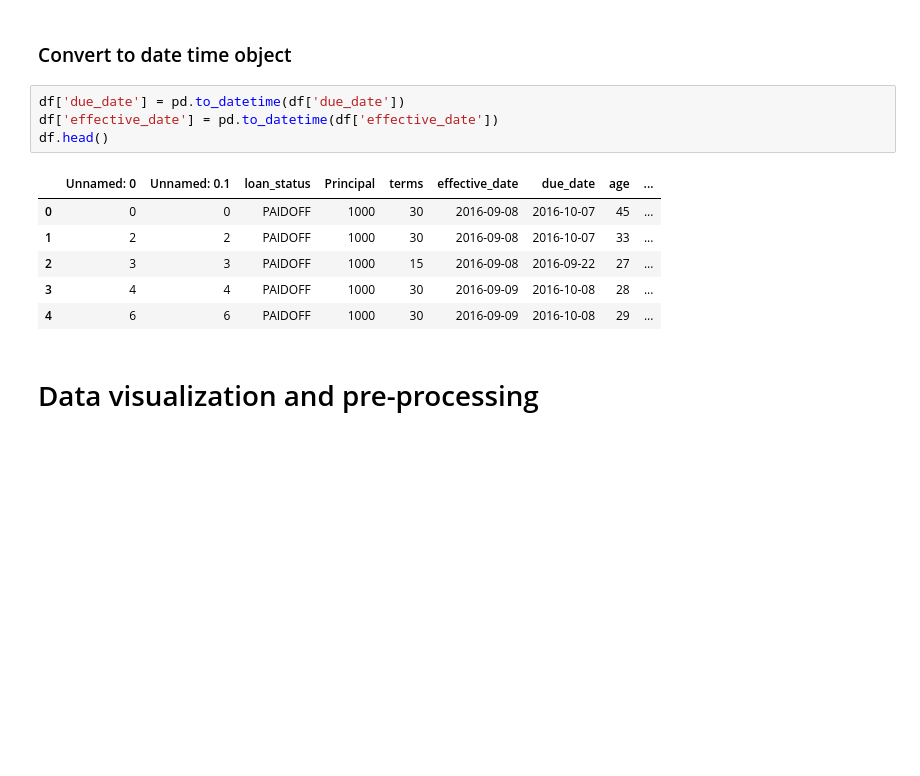
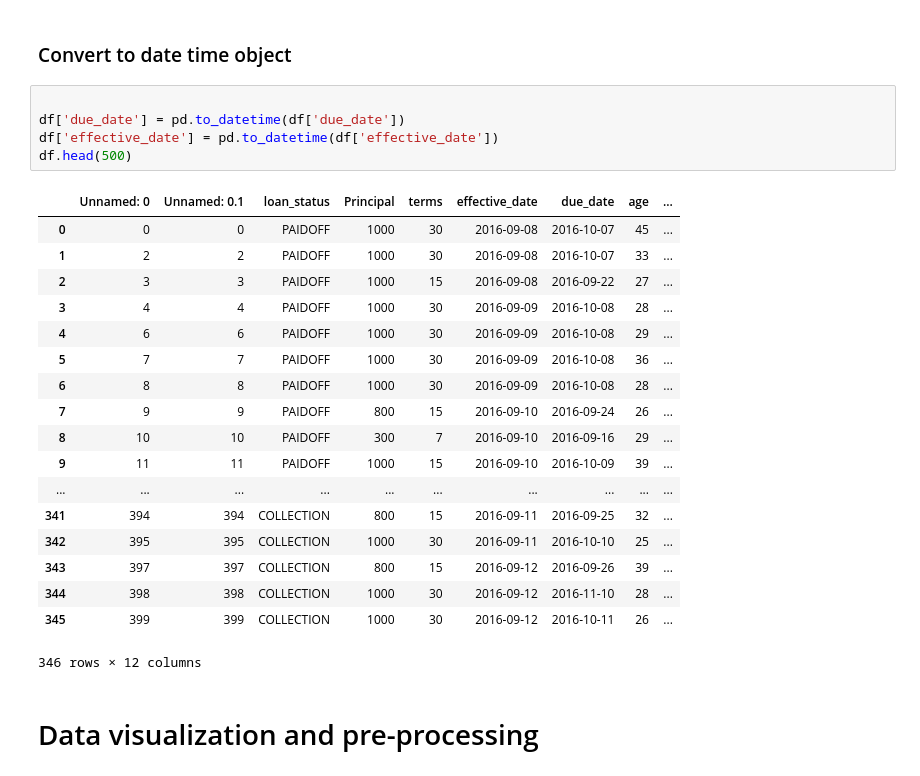
Before and after one commit to oscarooko/CouseraI_BM_ML, a Jupyter notebook: Classifier Project.ipynb, the cells around one changed output. Cells and saved outputs as stored; diff of their text form; blank space fills up the shorter version.

```diff
--- a/Classifier Project.ipynb
+++ b/Classifier Project.ipynb
@@ -67,16 +67,29 @@ df.shape
 # %% [markdown]
 ### Convert to date time object
 # %%
+
 df['due_date'] = pd.to_datetime(df['due_date'])
 df['effective_date'] = pd.to_datetime(df['effective_date'])
-df.head()
+df.head(500)
 # %% [output]
 |  | Unnamed: 0 | Unnamed: 0.1 | loan_status | Principal | terms | effective_date | due_date | age | ... |
 | 0 | 0 | 0 | PAIDOFF | 1000 | 30 | 2016-09-08 | 2016-10-07 | 45 | ... |
 | 1 | 2 | 2 | PAIDOFF | 1000 | 30 | 2016-09-08 | 2016-10-07 | 33 | ... |
 | 2 | 3 | 3 | PAIDOFF | 1000 | 15 | 2016-09-08 | 2016-09-22 | 27 | ... |
 | 3 | 4 | 4 | PAIDOFF | 1000 | 30 | 2016-09-09 | 2016-10-08 | 28 | ... |
 | 4 | 6 | 6 | PAIDOFF | 1000 | 30 | 2016-09-09 | 2016-10-08 | 29 | ... |
+| 5 | 7 | 7 | PAIDOFF | 1000 | 30 | 2016-09-09 | 2016-10-08 | 36 | ... |
+| 6 | 8 | 8 | PAIDOFF | 1000 | 30 | 2016-09-09 | 2016-10-08 | 28 | ... |
+| 7 | 9 | 9 | PAIDOFF | 800 | 15 | 2016-09-10 | 2016-09-24 | 26 | ... |
+| 8 | 10 | 10 | PAIDOFF | 300 | 7 | 2016-09-10 | 2016-09-16 | 29 | ... |
+| 9 | 11 | 11 | PAIDOFF | 1000 | 15 | 2016-09-10 | 2016-10-09 | 39 | ... |
+| ... | ... | ... | ... | ... | ... | ... | ... | ... | ... |
+| 341 | 394 | 394 | COLLECTION | 800 | 15 | 2016-09-11 | 2016-09-25 | 32 | ... |
+| 342 | 395 | 395 | COLLECTION | 1000 | 30 | 2016-09-11 | 2016-10-10 | 25 | ... |
+| 343 | 397 | 397 | COLLECTION | 800 | 15 | 2016-09-12 | 2016-09-26 | 39 | ... |
+| 344 | 398 | 398 | COLLECTION | 1000 | 30 | 2016-09-12 | 2016-11-10 | 28 | ... |
+| 345 | 399 | 399 | COLLECTION | 1000 | 30 | 2016-09-12 | 2016-10-11 | 26 | ... |
+346 rows × 12 columns
 # %% [markdown]
 # Data visualization and pre-processing
 # %% [markdown]
```
Also changed, not shown: parts of 30 cells of this notebook.
